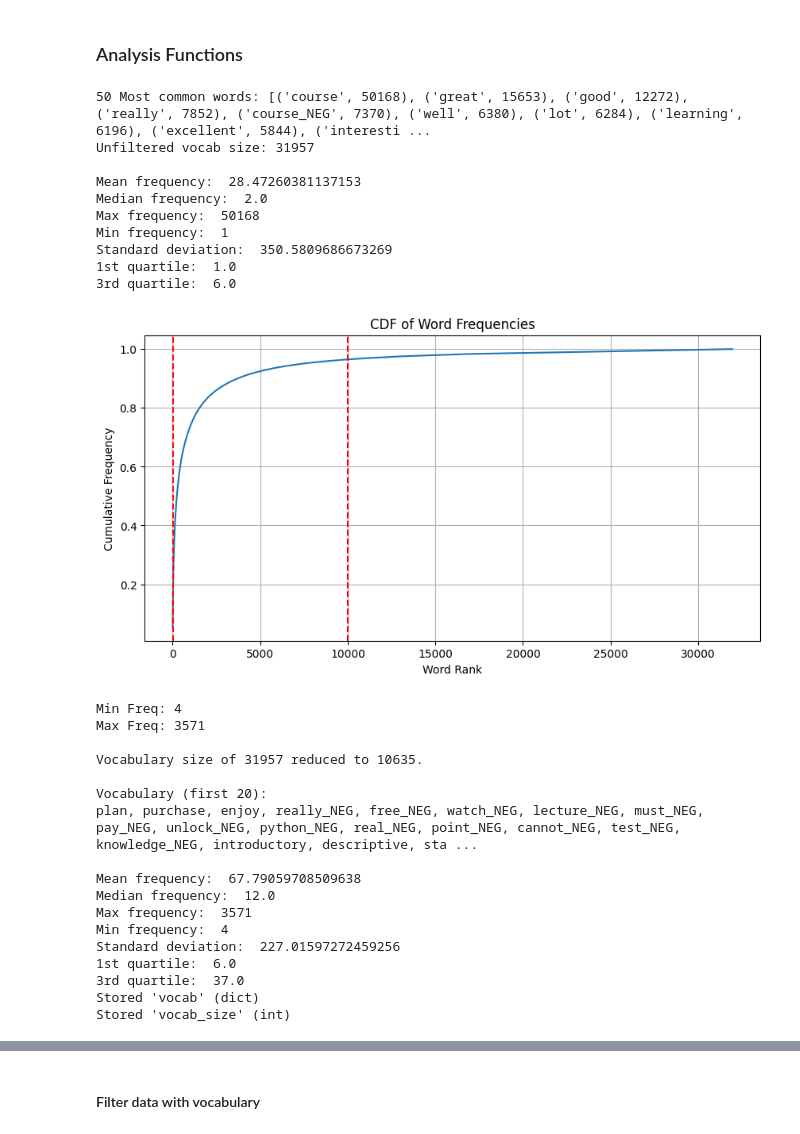
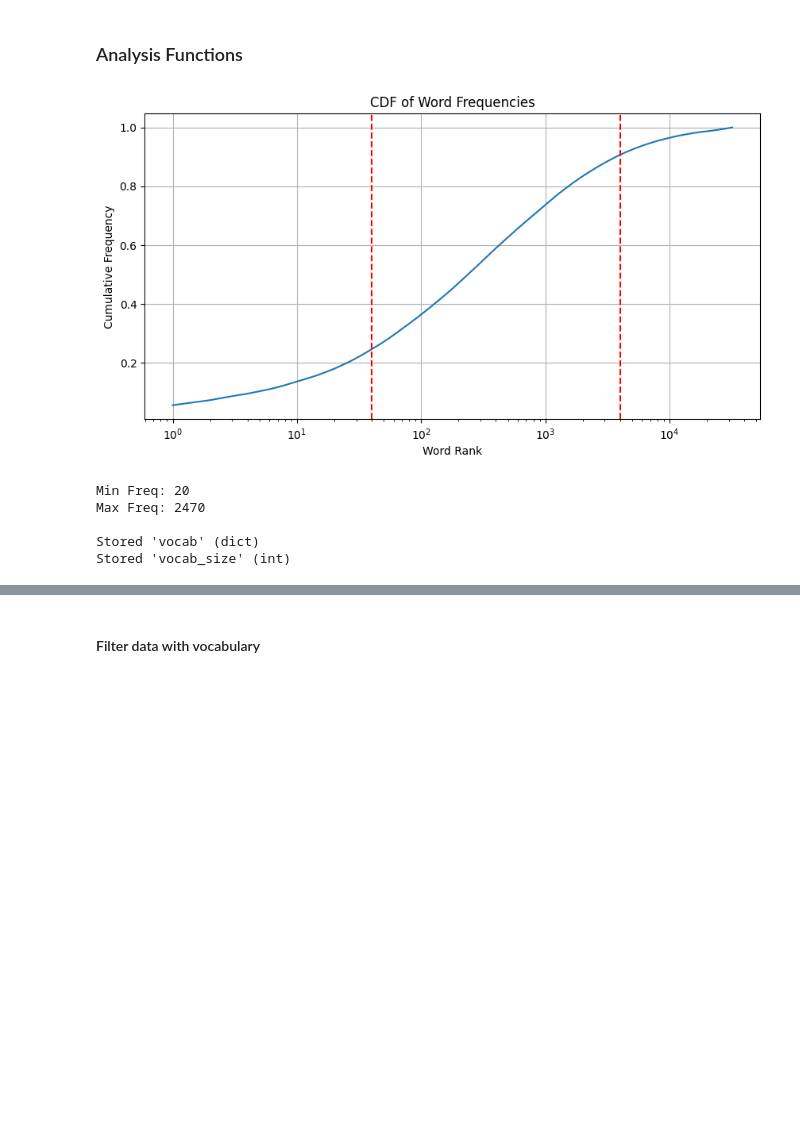
Before and after one commit to ekinfergan/Thesis_Jupyter_Final, a Jupyter notebook: src/preprocessing/processor.ipynb, the cells around one changed output, grey strips where cells are left out. Drawn from its saved outputs; the diff is of its cells as text; code cells hidden in the pictures; blank space fills up the shorter version.

```diff
--- a/src/preprocessing/processor.ipynb
+++ b/src/preprocessing/processor.ipynb
@@ -411,84 +395,46 @@ def plot_word_freq_hist(word_counts):
+# %%
+def save_to_txt(obj, file_path):
+    with open(file_path, 'w') as file:
+        file.write("\n".join(obj))
 # %%
 def create_vocab(data, min_cutoff, max_cutoff):
     # Calculate frequency of words in the training set
-    word_freqs = Counter()
+    original_vocab = Counter()
     for review in data:
-        word_freqs.update(review.split())
-    print(f"50 Most common words: {word_freqs.most_common(50)}")
-    print(f"Unfiltered vocab size: { len(word_freqs)}\n")
-    freqs = np.array(list(word_freqs.values()))
-    calculate_word_statistics(freqs)
+        original_vocab.update(review.split())
 
     # Calculate cdf
-    counts = np.array(list(word_freqs.values()))
+    counts = np.array(list(original_vocab.values()))
     counts_sorted = np.sort(counts)[::-1] # descending
     plot_word_freq_cdf(counts_sorted, min_cutoff, max_cutoff)
 
     # Convert the cutoff values in terms of rank to the actual frequency values
-    min_freq = counts_sorted[MAX_RANK_CUTOFF - 1]  # -1 since 0-based indexing
-    max_freq = counts_sorted[MIN_RANK_CUTOFF - 1]
+    min_freq = counts_sorted[max_rank_cutoff - 1]  # -1 since 0-based indexing
+    max_freq = counts_sorted[min_rank_cutoff - 1]
     print(f"Min Freq: {min_freq}\nMax Freq: {max_freq}\n")
 
     # Filter vocabulary by removing words with frequency less than a set minimum frequency
-    vocab = {token: freq for token, freq in word_freqs.items() if min_freq <= freq <= max_freq}
+    vocab = {token: freq for token, freq in original_vocab.items() if min_freq <= freq <= max_freq}
     vocab_size = len(vocab)
-    print(f"Vocabulary size of {len(word_freqs)} reduced to {vocab_size}.\n")
-    vocab_list = ', '.join(list(vocab.keys())[:20])
-    print(f"Vocabulary (first 20):\n{vocab_list}\n")
-
-    # Recalculate word statistics and plot word frequency using the filtered vocabulary
-    freqs = np.array(list(vocab.values()))
-    calculate_word_statistics(freqs)
-    plot_word_freq_hist(freqs)
-    #create_wordcloud(vocab)
-
-    # Create the folder if it doesn't exist
-    if not os.path.exists(processed_folder_path):
-        os.makedirs(processed_folder_path)
 
     # Save vocab
     vocab_data_filename = "vocab.txt"
     file_path = os.path.join(processed_folder_path, vocab_data_filename)
-    with open(file_path, 'w') as file:
-        file.write("\n".join(vocab))
+    save_to_txt(vocab, file_path)
 
-    return vocab, vocab_size
+    return original_vocab, vocab, vocab_size
 
+# VOCAB-CONSTANTS
+min_rank_cutoff = 40
+max_rank_cutoff = 4000
 
-# PROCESSING-CONSTANTS
-MIN_RANK_CUTOFF = 20
-MAX_RANK_CUTOFF = 10000
-
-vocab, vocab_size = create_vocab(x_train, MIN_RANK_CUTOFF, MAX_RANK_CUTOFF)
-
+original_vocab, vocab, vocab_size = create_vocab(x_train, min_rank_cutoff, max_rank_cutoff)
 %store vocab
 %store vocab_size
 # %% [output]
+[figure, new version]
-50 Most common words: [('course', 50168), ('great', 15653), ('good', 12272), ('really', 7852), ('course_NEG', 7370), ('well', 6380), ('lot', 6284), ('learning', 6196), ('excellent', 5844), ('interesti ...
-Unfiltered vocab size: 31957
+Min Freq: 20
+Max Freq: 2470
 
-Mean frequency:  28.47260381137153
-Median frequency:  2.0
-Max frequency:  50168
-Min frequency:  1
-Standard deviation:  350.5809686673269
-1st quartile:  1.0
-3rd quartile:  6.0
+Stored 'vocab' (dict)
+Stored 'vocab_size' (int)
-[figure, old version]
-Min Freq: 4
-Max Freq: 3571
-
-Vocabulary size of 31957 reduced to 10635.
-
-Vocabulary (first 20):
-plan, purchase, enjoy, really_NEG, free_NEG, watch_NEG, lecture_NEG, must_NEG, pay_NEG, unlock_NEG, python_NEG, real_NEG, point_NEG, cannot_NEG, test_NEG, knowledge_NEG, introductory, descriptive, sta ...
-
-Mean frequency:  67.79059708509638
-Median frequency:  12.0
-Max frequency:  3571
-Min frequency:  4
-Standard deviation:  227.01597272459256
-1st quartile:  6.0
-3rd quartile:  37.0
-Stored 'vocab' (dict)
-Stored 'vocab_size' (int)
```
Also changed, not shown: parts of 26 cells of this notebook, 4 other files.
